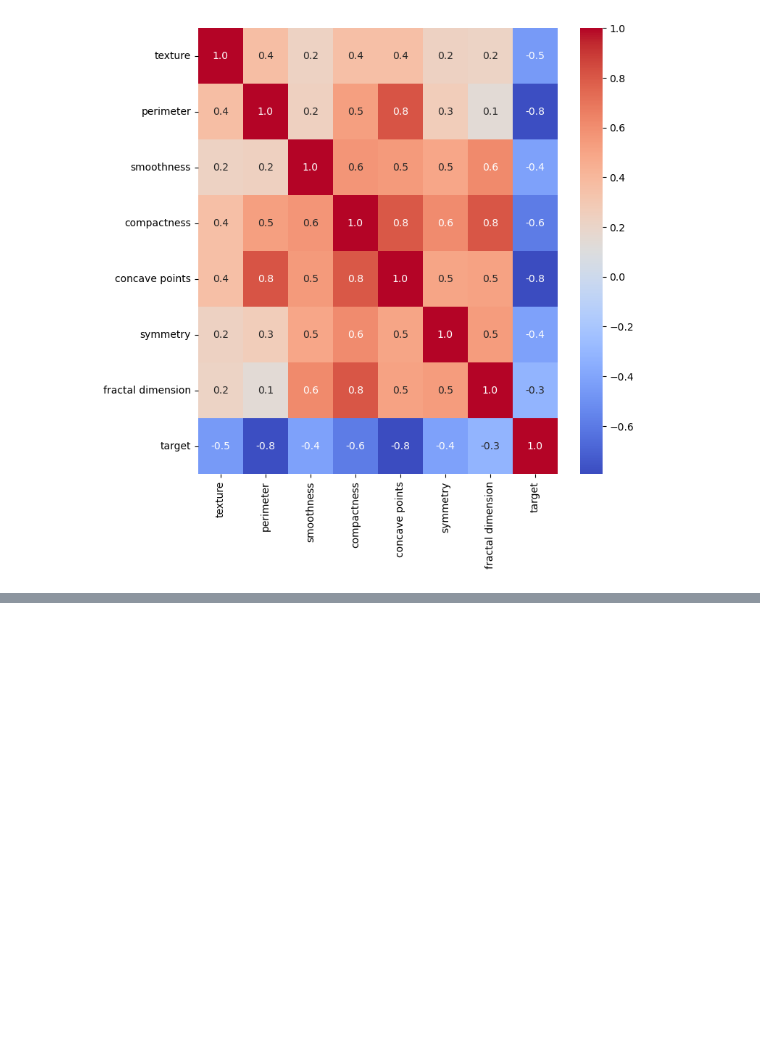
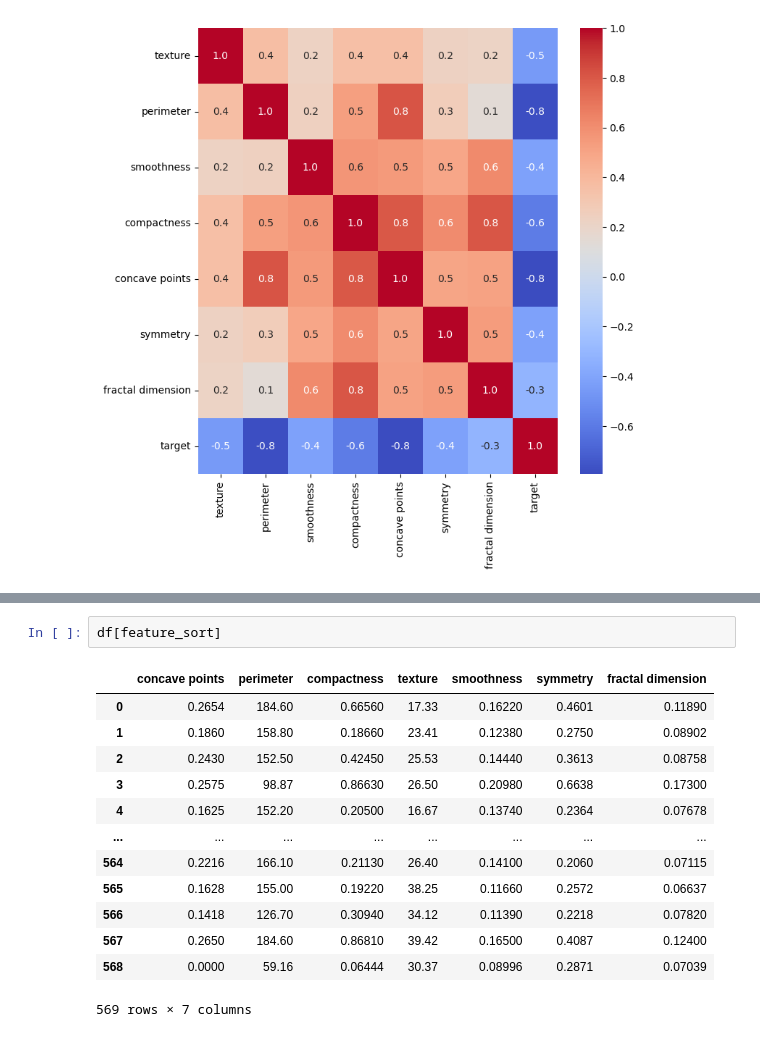
Before and after one commit to shahramsamar/ML-AI, a Jupyter notebook: ML/Breast Cancer Data Set-6/breast-cancer.ipynb, the cells around one changed output, grey strips where cells are left out. Cells and saved outputs as stored; diff of their text form; blank space fills up the shorter version.

```diff
--- a/ML/Breast Cancer Data Set-6/breast-cancer.ipynb
+++ b/ML/Breast Cancer Data Set-6/breast-cancer.ipynb
@@ -224,0 +306,16 @@ plt.show()
+# %%
+df[feature_sort]
+# %% [output]
+|  | concave points | perimeter | compactness | texture | smoothness | symmetry | fractal dimension |
+| 0 | 0.2654 | 184.60 | 0.66560 | 17.33 | 0.16220 | 0.4601 | 0.11890 |
+| 1 | 0.1860 | 158.80 | 0.18660 | 23.41 | 0.12380 | 0.2750 | 0.08902 |
+| 2 | 0.2430 | 152.50 | 0.42450 | 25.53 | 0.14440 | 0.3613 | 0.08758 |
+| 3 | 0.2575 | 98.87 | 0.86630 | 26.50 | 0.20980 | 0.6638 | 0.17300 |
+| 4 | 0.1625 | 152.20 | 0.20500 | 16.67 | 0.13740 | 0.2364 | 0.07678 |
+| ... | ... | ... | ... | ... | ... | ... | ... |
+| 564 | 0.2216 | 166.10 | 0.21130 | 26.40 | 0.14100 | 0.2060 | 0.07115 |
+| 565 | 0.1628 | 155.00 | 0.19220 | 38.25 | 0.11660 | 0.2572 | 0.06637 |
+| 566 | 0.1418 | 126.70 | 0.30940 | 34.12 | 0.11390 | 0.2218 | 0.07820 |
+| 567 | 0.2650 | 184.60 | 0.86810 | 39.42 | 0.16500 | 0.4087 | 0.12400 |
+| 568 | 0.0000 | 59.16 | 0.06444 | 30.37 | 0.08996 | 0.2871 | 0.07039 |
+569 rows × 7 columns
```
Also changed, not shown: parts of 11 cells of this notebook.
